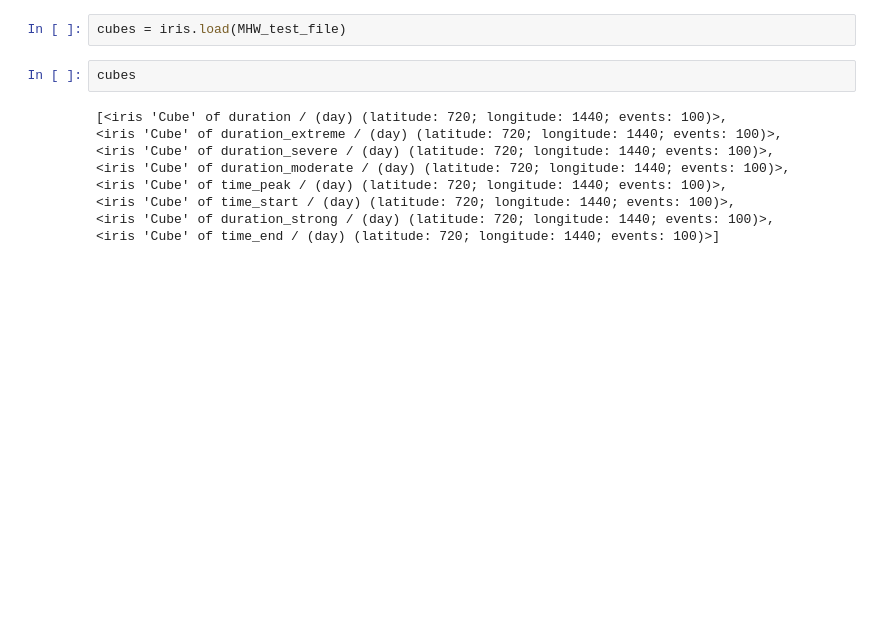
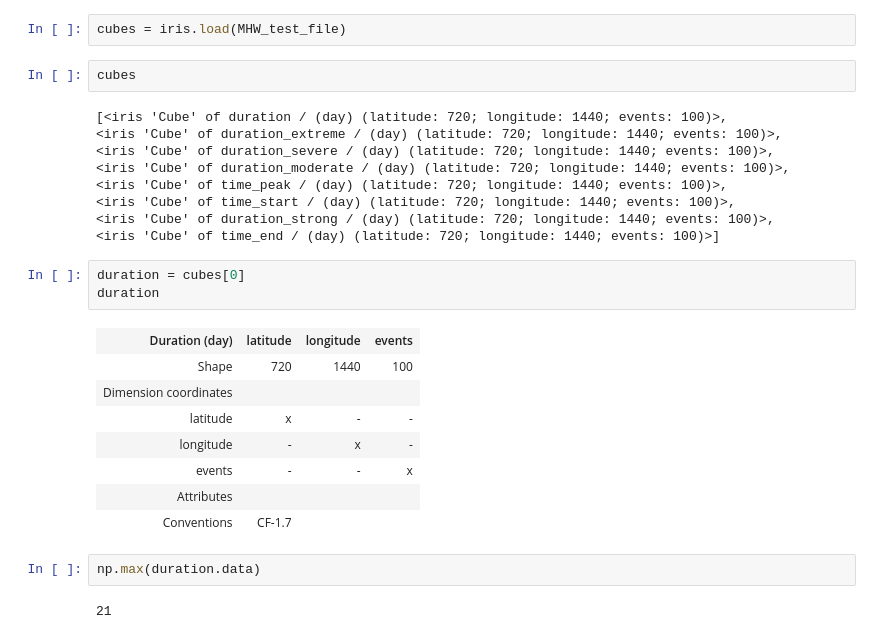
Before and after one commit to profxj/mhw_analysis, a Jupyter notebook: doc/nb/Build_MHWs.ipynb, the cells around one changed output. Saved outputs shown, nothing was run; the diff lists cells and outputs as text; blank space fills up the shorter version.

```diff
--- a/doc/nb/Build_MHWs.ipynb
+++ b/doc/nb/Build_MHWs.ipynb
@@ -458,3 +458,19 @@ cubes
 <iris 'Cube' of time_start / (day) (latitude: 720; longitude: 1440; events: 100)>,
 <iris 'Cube' of duration_strong / (day) (latitude: 720; longitude: 1440; events: 100)>,
 <iris 'Cube' of time_end / (day) (latitude: 720; longitude: 1440; events: 100)>]
+# %%
+duration = cubes[0]
+duration
+# %% [output]
+| Duration (day) | latitude | longitude | events |
+| Shape | 720 | 1440 | 100 |
+| Dimension coordinates |  |  |  |
+| latitude | x | - | - |
+| longitude | - | x | - |
+| events | - | - | x |
+| Attributes |  |  |  |
+| Conventions | CF-1.7 |  |  |
+# %%
+np.max(duration.data)
+# %% [output]
+21
```
Also changed, not shown: 1 other file.
